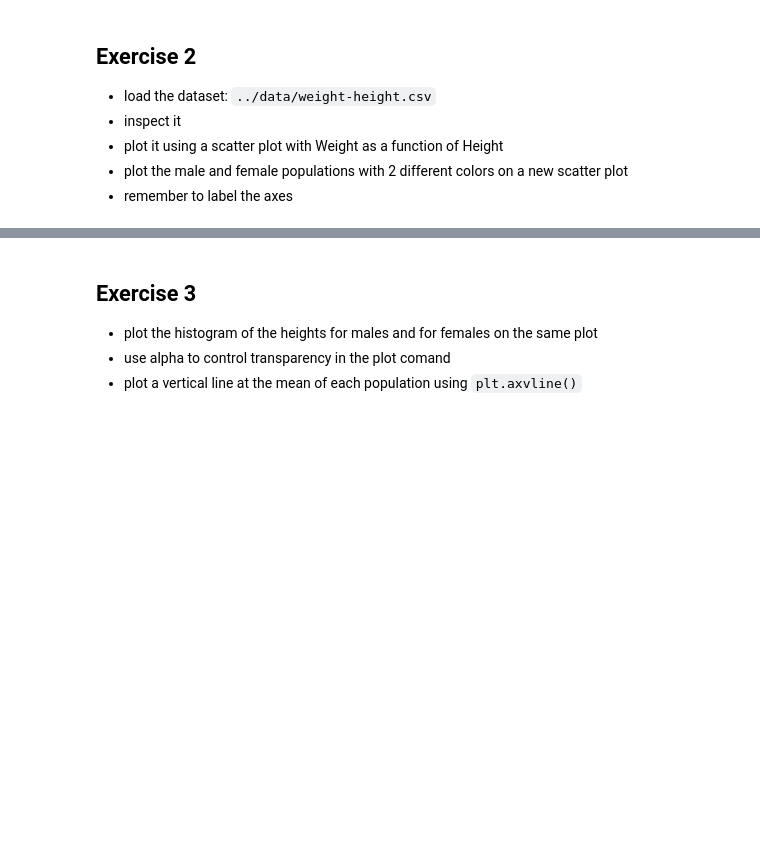
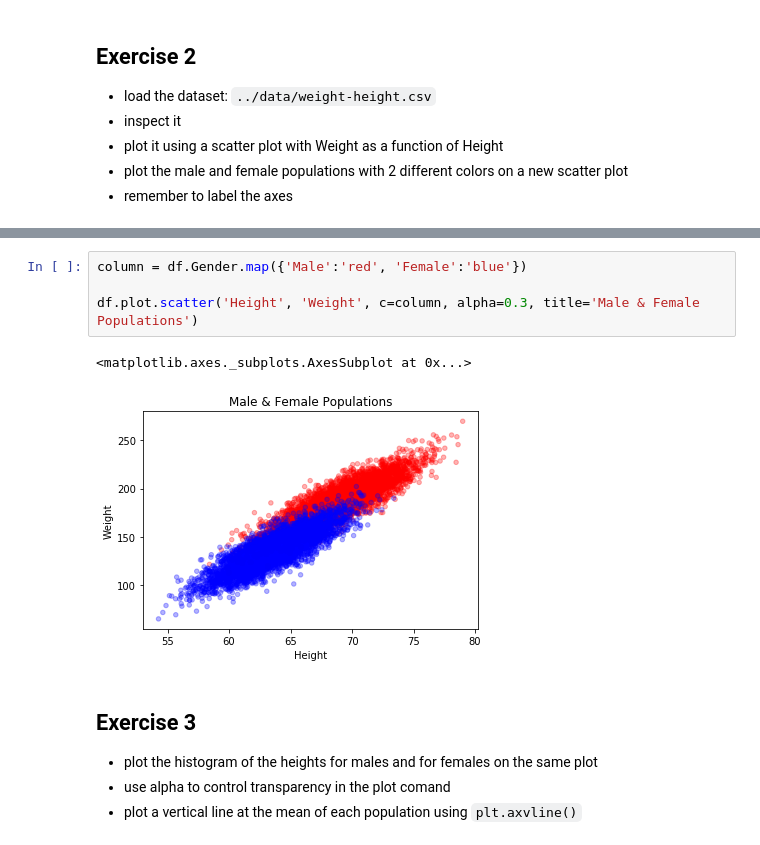
Before and after one commit to YasirHabib/Deep-Learning, a Jupyter notebook: solutions/2 Data Solutions.ipynb, the cells around one changed output, grey strips where cells are left out. Saved outputs shown, nothing was run; the diff lists cells and outputs as text; blank space fills up the shorter version.

```diff
--- a/solutions/2 Data Solutions.ipynb
+++ b/solutions/2 Data Solutions.ipynb
@@ -114,3 +168,10 @@ df.plot.hist(alpha=0.8)
+# %%
+column = df.Gender.map({'Male':'red', 'Female':'blue'})
+
+df.plot.scatter('Height', 'Weight', c=column, alpha=0.3, title='Male & Female Populations')
+# %% [output]
+<matplotlib.axes._subplots.AxesSubplot at 0x...>
+[figure, added]
 # %% [markdown]
 ## Exercise 3
 - plot the histogram of the heights for males and for females on the same plot
```
Also changed, not shown: parts of 4 cells of this notebook.
